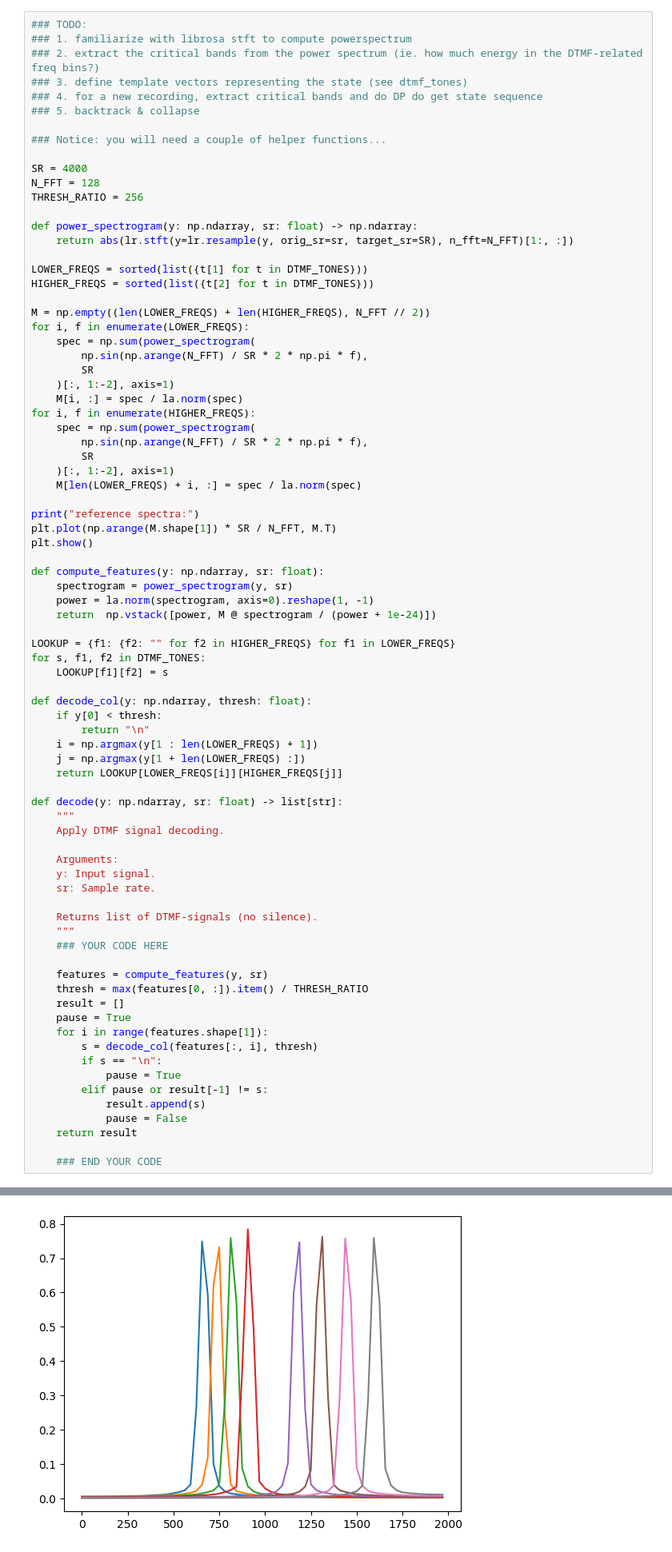
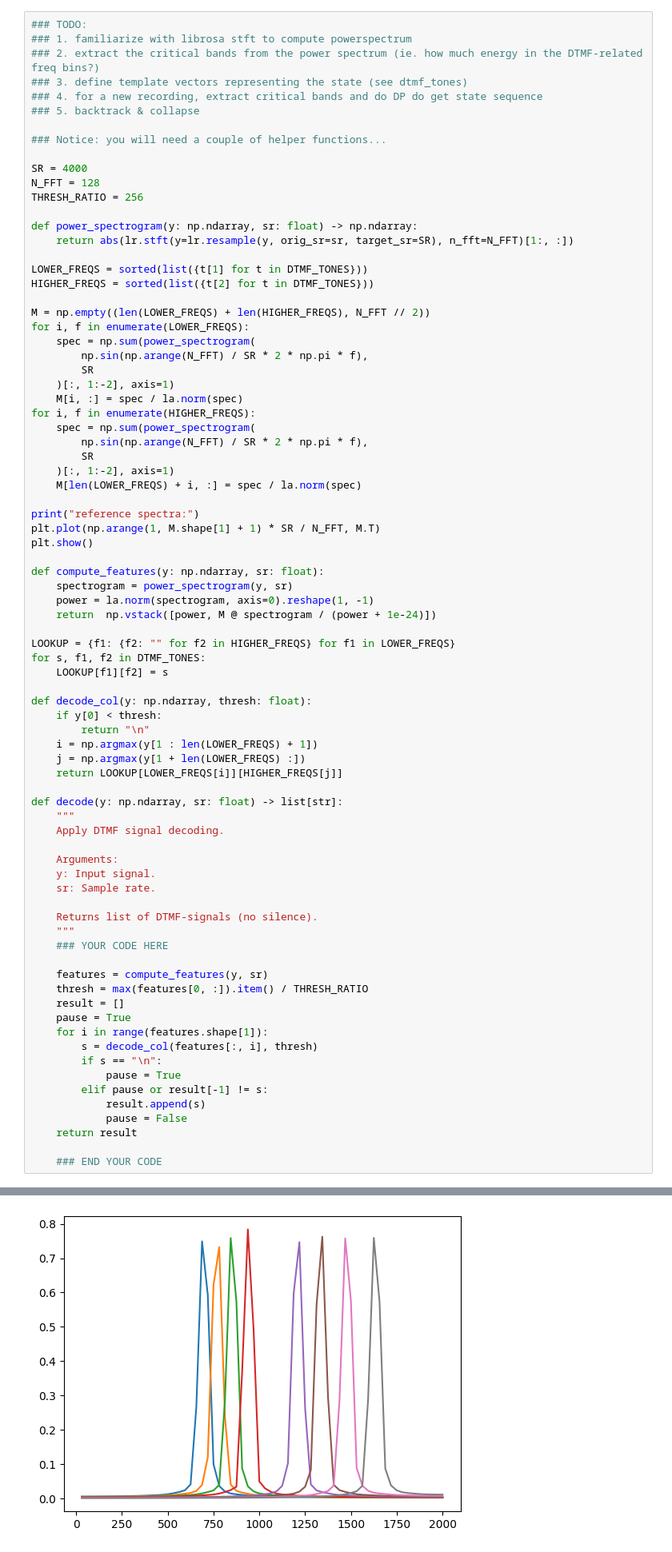
Before and after one commit to LukasKifmann/seqlrn-assignments, a Jupyter notebook: 1-dynamic-programming/3-decoding_states.ipynb, the cells around one changed output, grey strips where cells are left out. Shown at 80% size. Drawn from its saved outputs; the diff is of its cells as text.

Commit message:
corrected frequency shift in reference spectrum plot

```diff
--- a/1-dynamic-programming/3-decoding_states.ipynb
+++ b/1-dynamic-programming/3-decoding_states.ipynb
@@ -92,7 +92,7 @@ for i, f in enumerate(HIGHER_FREQS):
     M[len(LOWER_FREQS) + i, :] = spec / la.norm(spec)
 
 print("reference spectra:")
-plt.plot(np.arange(M.shape[1]) * SR / N_FFT, M.T)
+plt.plot(np.arange(1, M.shape[1] + 1) * SR / N_FFT, M.T)
 plt.show()
 
 def compute_features(y: np.ndarray, sr: float):
@@ -112,34 +112,34 @@ def decode_col(y: np.ndarray, thresh: float):
     return LOOKUP[LOWER_FREQS[i]][HIGHER_FREQS[j]]
 
 def decode(y: np.ndarray, sr: float) -> list[str]:
     """
     Apply DTMF signal decoding.
 
     Arguments:
     y: Input signal.
     sr: Sample rate.
 
     Returns list of DTMF-signals (no silence).
     """
     ### YOUR CODE HERE
 
     features = compute_features(y, sr)
     thresh = max(features[0, :]).item() / THRESH_RATIO
     result = []
     pause = True
     for i in range(features.shape[1]):
         s = decode_col(features[:, i], thresh)
         if s == "\n":
             pause = True
         elif pause or result[-1] != s:
             result.append(s)
             pause = False
     return result
 
     ### END YOUR CODE
 # %% [output]
 reference spectra:
-[figure, old version]
+[figure, new version]
 # %% [markdown]
 ### Test the Decoding
 # %%
```
